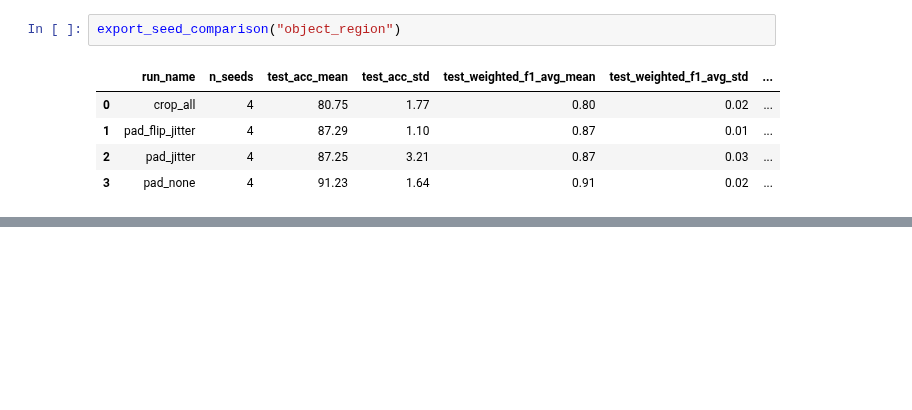
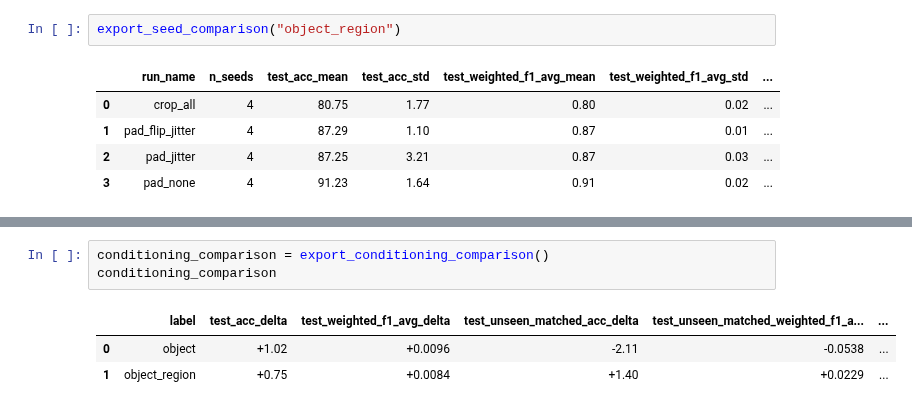
Before and after one commit to gemixin/touch-ex-results, a Jupyter notebook: notebooks/compare_experiments.ipynb, the cells around one changed output, grey strips where cells are left out. Saved outputs shown, nothing was run; the diff lists cells and outputs as text; blank space fills up the shorter version.

```diff
--- a/notebooks/compare_experiments.ipynb
+++ b/notebooks/compare_experiments.ipynb
@@ -94,0 +174,7 @@ export_seed_comparison("object_region")
+# %%
+conditioning_comparison = export_conditioning_comparison()
+conditioning_comparison
+# %% [output]
+|  | label | test_acc_delta | test_weighted_f1_avg_delta | test_unseen_matched_acc_delta | test_unseen_matched_weighted_f1_a... | ... |
+| 0 | object | +1.02 | +0.0096 | -2.11 | -0.0538 | ... |
+| 1 | object_region | +0.75 | +0.0084 | +1.40 | +0.0229 | ... |
```
Also changed, not shown: parts of 5 cells of this notebook, 2 other files.
